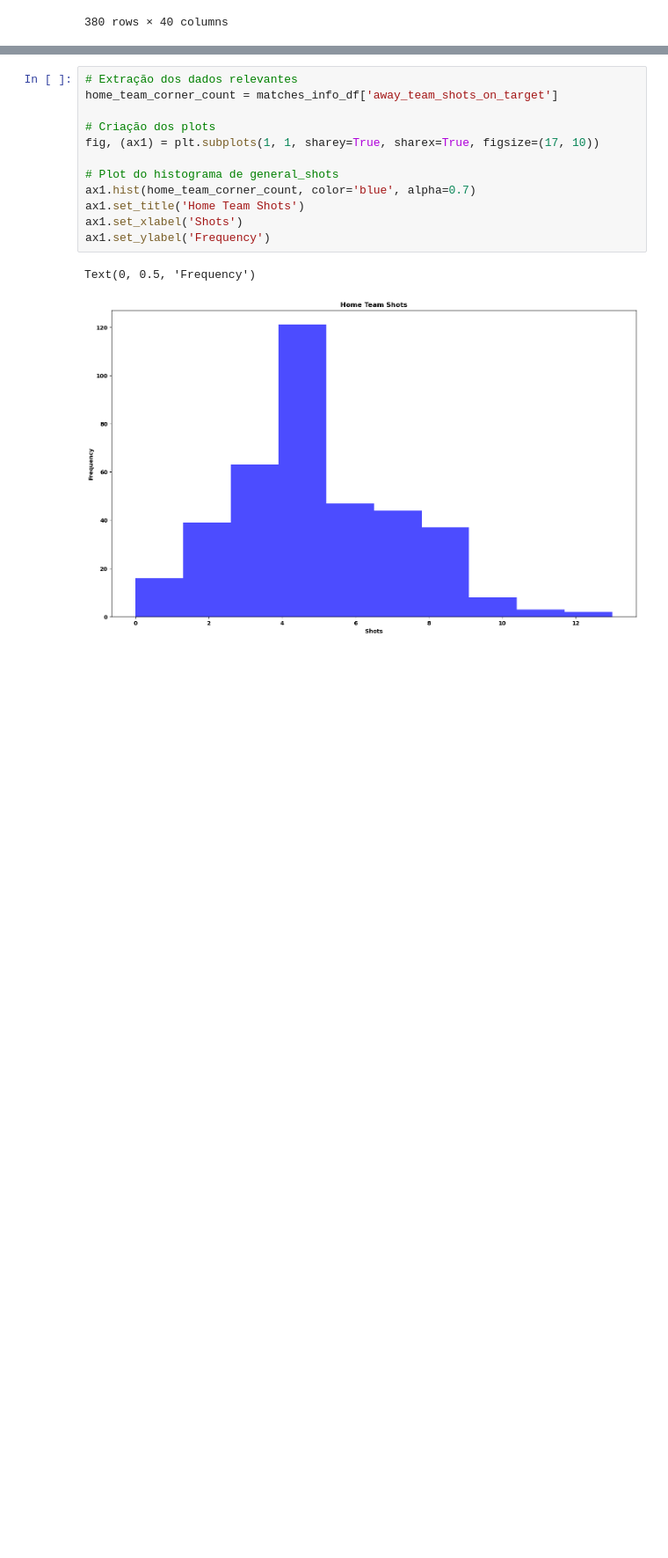
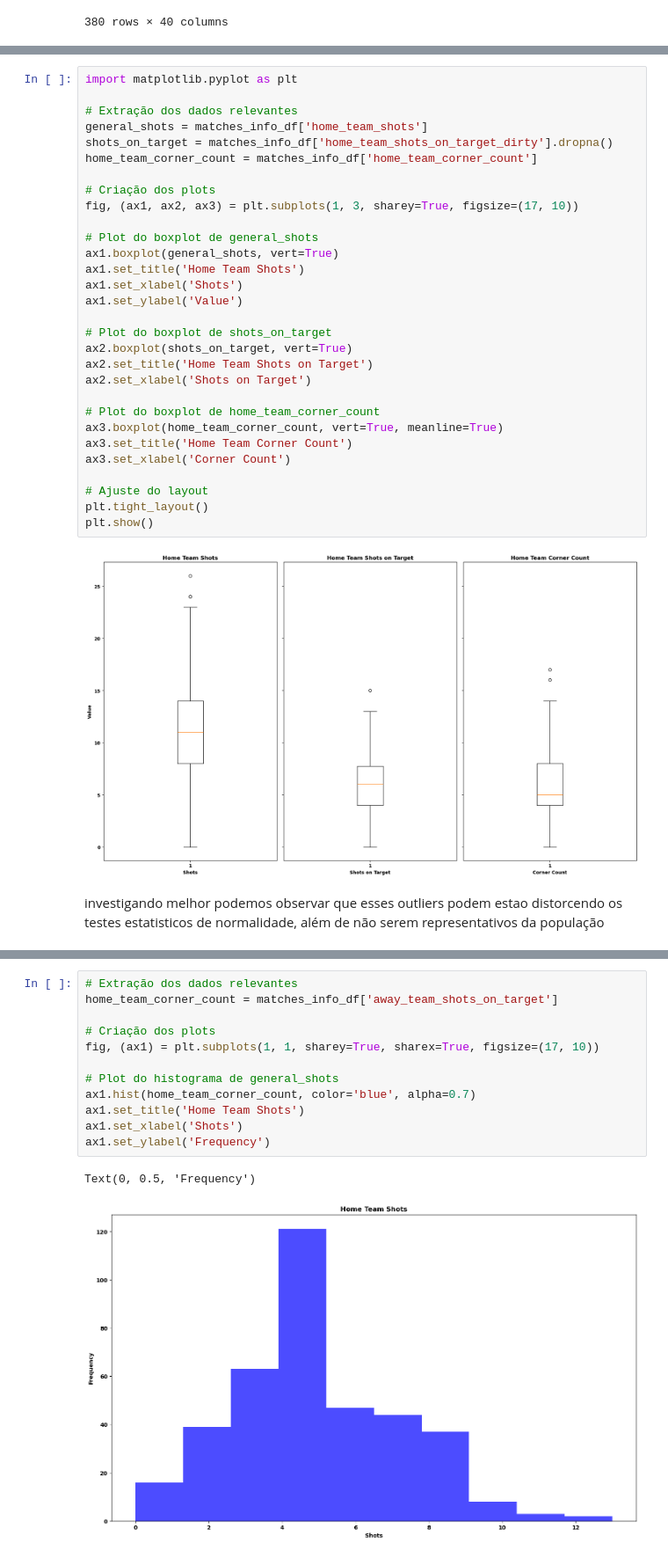
Before and after one commit to gabrielaragao01/Data-Science-Project, a Jupyter notebook: code/hipotesys_test/test_hypotesys_test.ipynb, the cells around one changed output, grey strips where cells are left out. Shown at 88% size. Cells and saved outputs as stored; diff of their text form; blank space fills up the shorter version.

```diff
--- a/code/hipotesys_test/test_hypotesys_test.ipynb
+++ b/code/hipotesys_test/test_hypotesys_test.ipynb
@@ -67,0 +62,34 @@ ShapiroResult(statistic=nan, pvalue=1.0)
+# %%
+import matplotlib.pyplot as plt
+
+# Extração dos dados relevantes
+general_shots = matches_info_df['home_team_shots']
+shots_on_target = matches_info_df['home_team_shots_on_target_dirty'].dropna()
+home_team_corner_count = matches_info_df['home_team_corner_count']
+
+# Criação dos plots
+fig, (ax1, ax2, ax3) = plt.subplots(1, 3, sharey=True, figsize=(17, 10))
+
+# Plot do boxplot de general_shots
+ax1.boxplot(general_shots, vert=True)
+ax1.set_title('Home Team Shots')
+ax1.set_xlabel('Shots')
+ax1.set_ylabel('Value')
+
+# Plot do boxplot de shots_on_target
+ax2.boxplot(shots_on_target, vert=True)
+ax2.set_title('Home Team Shots on Target')
+ax2.set_xlabel('Shots on Target')
+
+# Plot do boxplot de home_team_corner_count
+ax3.boxplot(home_team_corner_count, vert=True, meanline=True)
+ax3.set_title('Home Team Corner Count')
+ax3.set_xlabel('Corner Count')
+
+# Ajuste do layout
+plt.tight_layout()
+plt.show()
+# %% [output]
+[figure, added]
+# %% [markdown]
+investigando melhor podemos observar que esses outliers podem estao distorcendo os testes estatisticos de normalidade, além de não serem representativos da população
```
Also changed, not shown: parts of 16 cells of this notebook, 7 other files.
